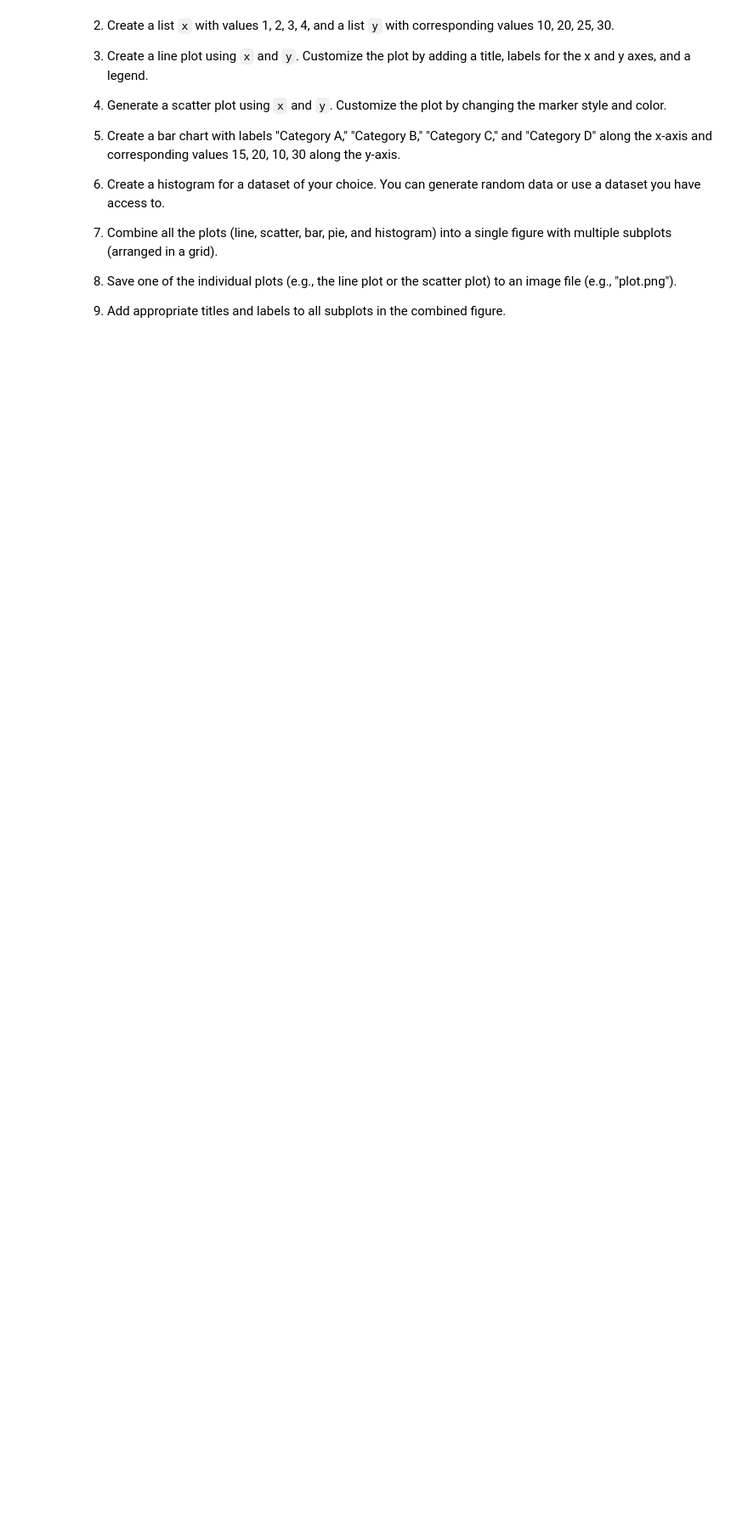
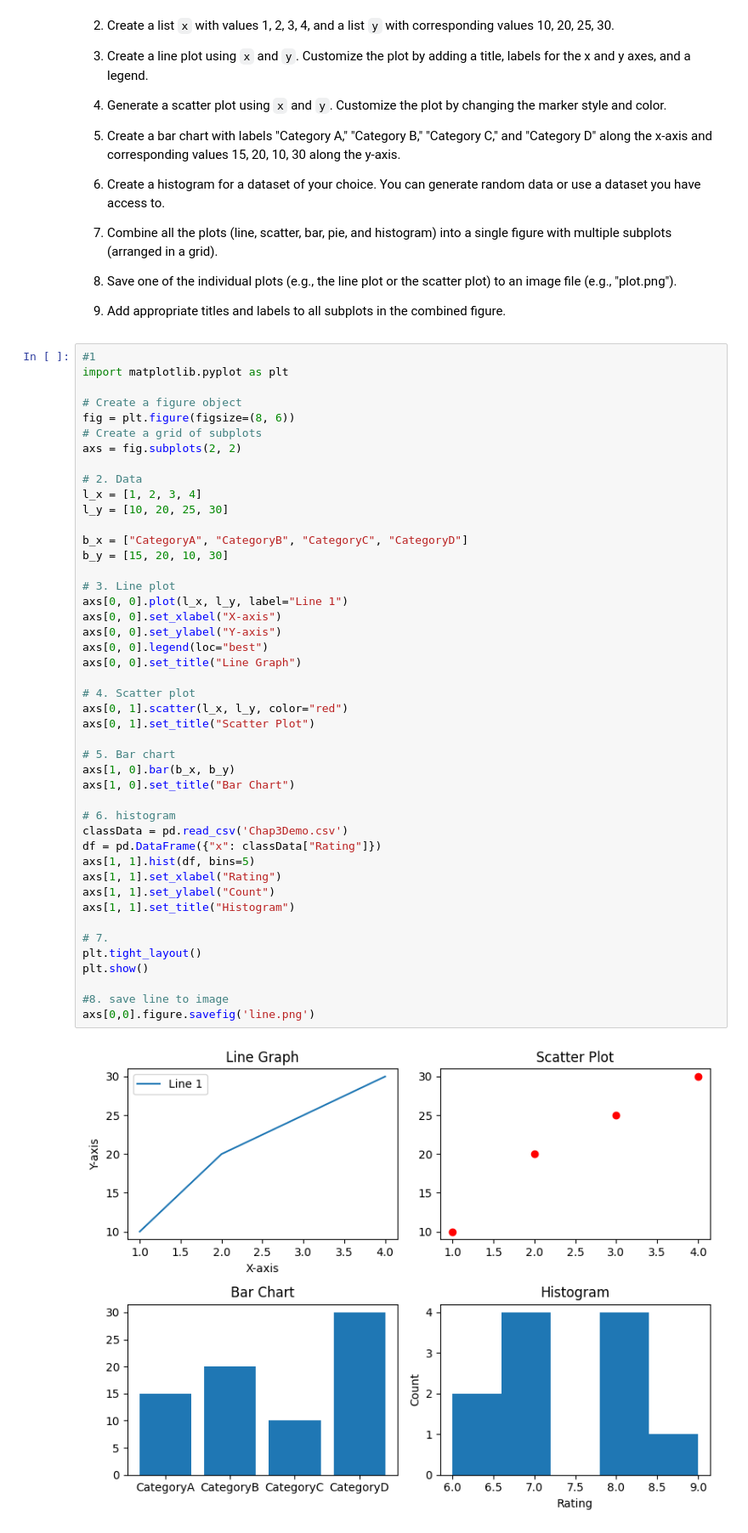
Before and after one commit to Feddane/Machine-Learning-Intro, a Jupyter notebook: Practical_work_01.ipynb, the cells around one changed output. Shown: that part at 85% size. Saved outputs shown, nothing was run; the diff lists cells and outputs as text; blank space fills up the shorter version.

```diff
--- a/Practical_work_01.ipynb
+++ b/Practical_work_01.ipynb
@@ -136,3 +136,50 @@ import pandas as pd
 8. Save one of the individual plots (e.g., the line plot or the scatter plot) to an image file (e.g., "plot.png").
 
 9. Add appropriate titles and labels to all subplots in the combined figure.
+# %%
+#1
+import matplotlib.pyplot as plt
+
+# Create a figure object
+fig = plt.figure(figsize=(8, 6))
+# Create a grid of subplots
+axs = fig.subplots(2, 2)
+
+# 2. Data
+l_x = [1, 2, 3, 4]
+l_y = [10, 20, 25, 30]
+
+b_x = ["CategoryA", "CategoryB", "CategoryC", "CategoryD"]
+b_y = [15, 20, 10, 30]
+
+# 3. Line plot
+axs[0, 0].plot(l_x, l_y, label="Line 1")
+axs[0, 0].set_xlabel("X-axis")
+axs[0, 0].set_ylabel("Y-axis")
+axs[0, 0].legend(loc="best")
+axs[0, 0].set_title("Line Graph")
+
+# 4. Scatter plot
+axs[0, 1].scatter(l_x, l_y, color="red")
+axs[0, 1].set_title("Scatter Plot")
+
+# 5. Bar chart
+axs[1, 0].bar(b_x, b_y)
+axs[1, 0].set_title("Bar Chart")
+
+# 6. histogram
+classData = pd.read_csv('Chap3Demo.csv')
+df = pd.DataFrame({"x": classData["Rating"]})
+axs[1, 1].hist(df, bins=5)
+axs[1, 1].set_xlabel("Rating")
+axs[1, 1].set_ylabel("Count")
+axs[1, 1].set_title("Histogram")
+
+# 7.
+plt.tight_layout()
+plt.show()
+
+#8. save line to image
+axs[0,0].figure.savefig('line.png')
+# %% [output]
+[figure, added]
```
Also changed, not shown: 2 other files.
